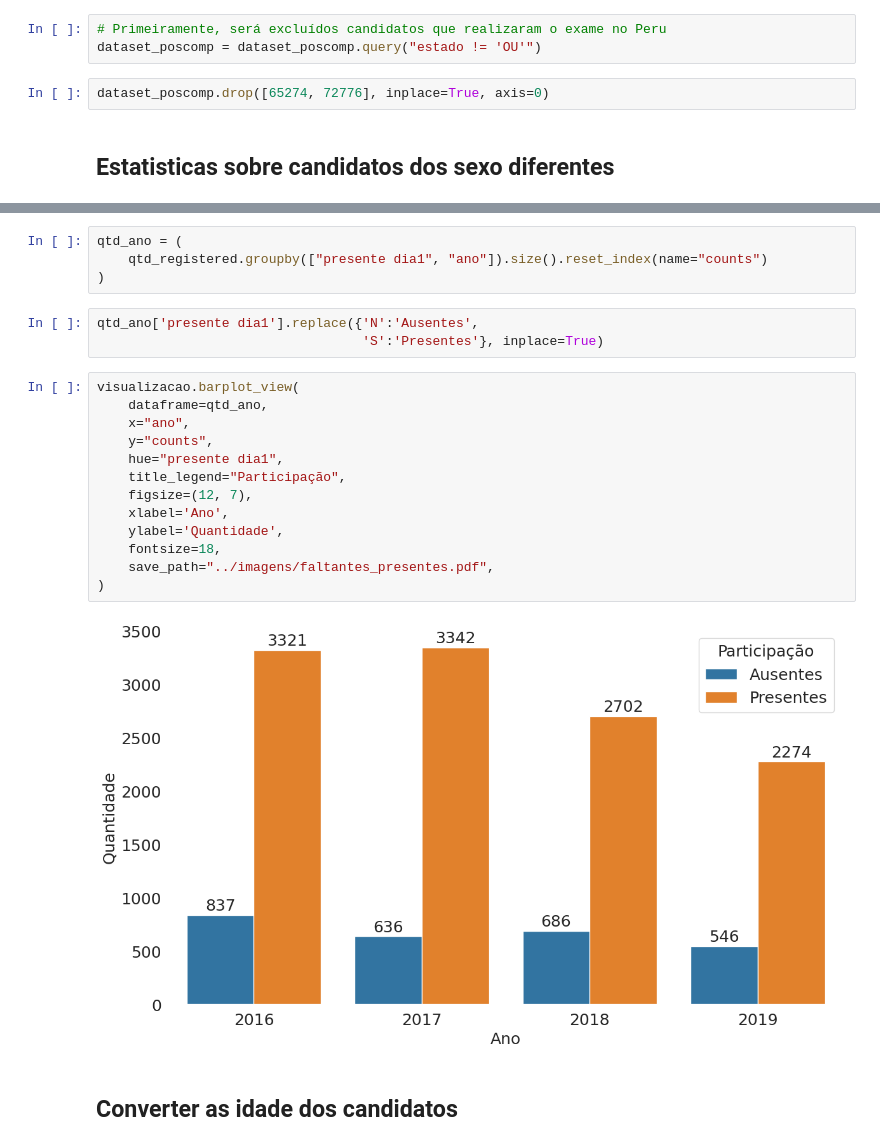
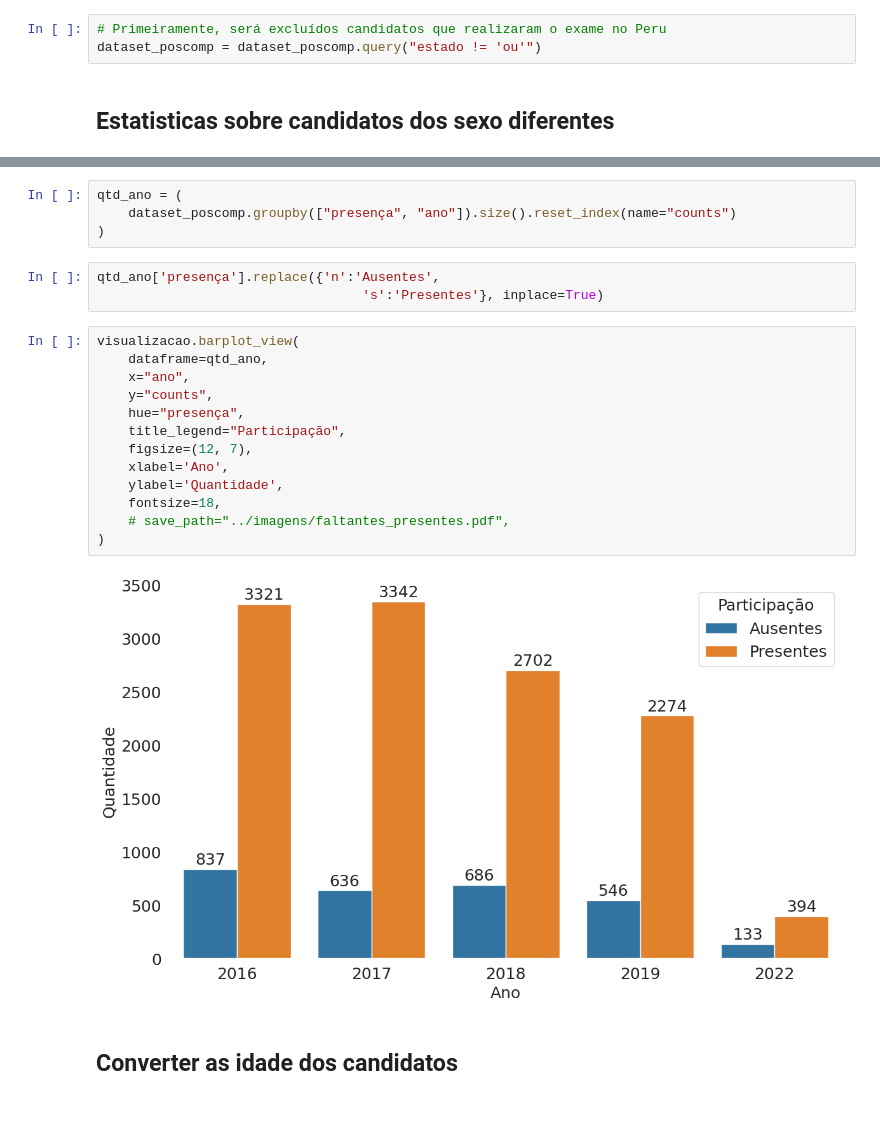
Before and after one commit to jeancarloscc/OrientPOSCOMP-System, a Jupyter notebook: notebooks/new_processing.ipynb, the cells around one changed output, grey strips where cells are left out. Cells and saved outputs as stored; diff of their text form; blank space fills up the shorter version.

```diff
--- a/notebooks/new_processing.ipynb
+++ b/notebooks/new_processing.ipynb
@@ -30,8 +32,6 @@ dataset_poscomp.columns = [coluna.lower() for coluna in dataset_poscomp.columns]
 dataset_poscomp["ano"] = dataset_poscomp["ano"].astype("object")
 # %%
 # Primeiramente, será excluídos candidatos que realizaram o exame no Peru
-dataset_poscomp = dataset_poscomp.query("estado != 'OU'")
+dataset_poscomp = dataset_poscomp.query("estado != 'ou'")
-# %%
-dataset_poscomp.drop([65274, 72776], inplace=True, axis=0)
 # %% [markdown]
 ## Estatisticas sobre candidatos dos sexo diferentes
@@ -72,25 +70,25 @@ qtd_sexo
 # %%
 qtd_ano = (
-    qtd_registered.groupby(["presente dia1", "ano"]).size().reset_index(name="counts")
+    dataset_poscomp.groupby(["presença", "ano"]).size().reset_index(name="counts")
 )
 # %%
-qtd_ano['presente dia1'].replace({'N':'Ausentes',
-                                  'S':'Presentes'}, inplace=True)
+qtd_ano['presença'].replace({'n':'Ausentes',
+                                  's':'Presentes'}, inplace=True)
 # %%
 visualizacao.barplot_view(
     dataframe=qtd_ano,
     x="ano",
     y="counts",
-    hue="presente dia1",
+    hue="presença",
     title_legend="Participação",
     figsize=(12, 7),
     xlabel='Ano',
     ylabel='Quantidade',
     fontsize=18,
-    save_path="../imagens/faltantes_presentes.pdf",
+    # save_path="../imagens/faltantes_presentes.pdf",
 )
 # %% [output]
-[figure, old version]
+[figure, new version]
 # %% [markdown]
 ## Converter as idade dos candidatos
 # %%
```
Also changed, not shown: parts of 95 cells of this notebook, 6 other files.
